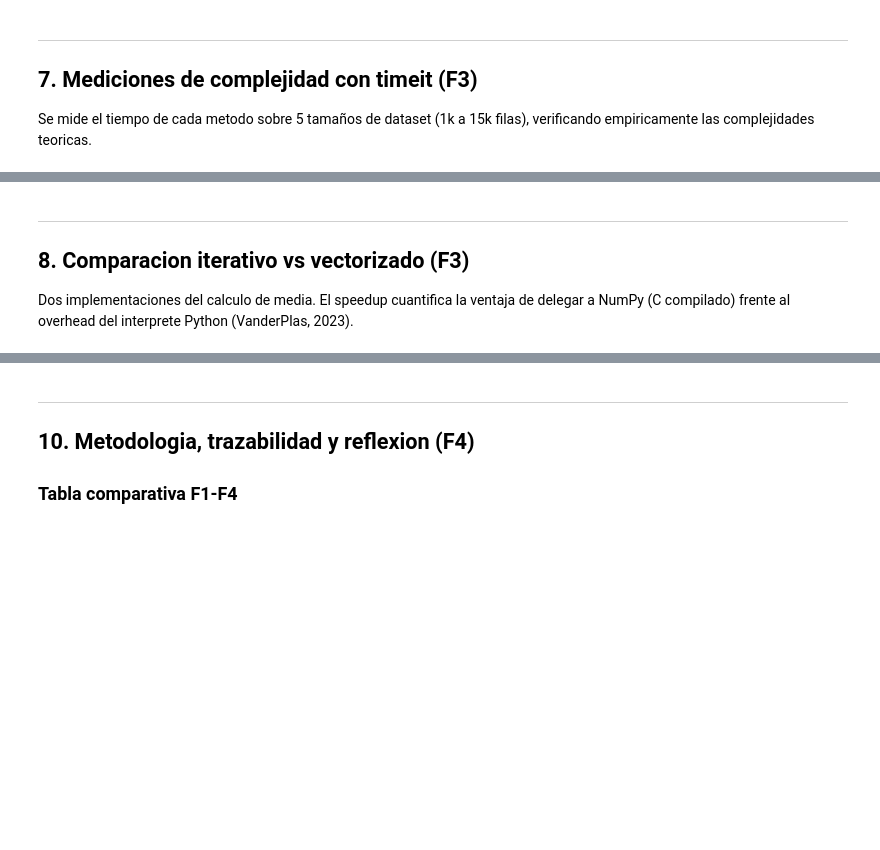
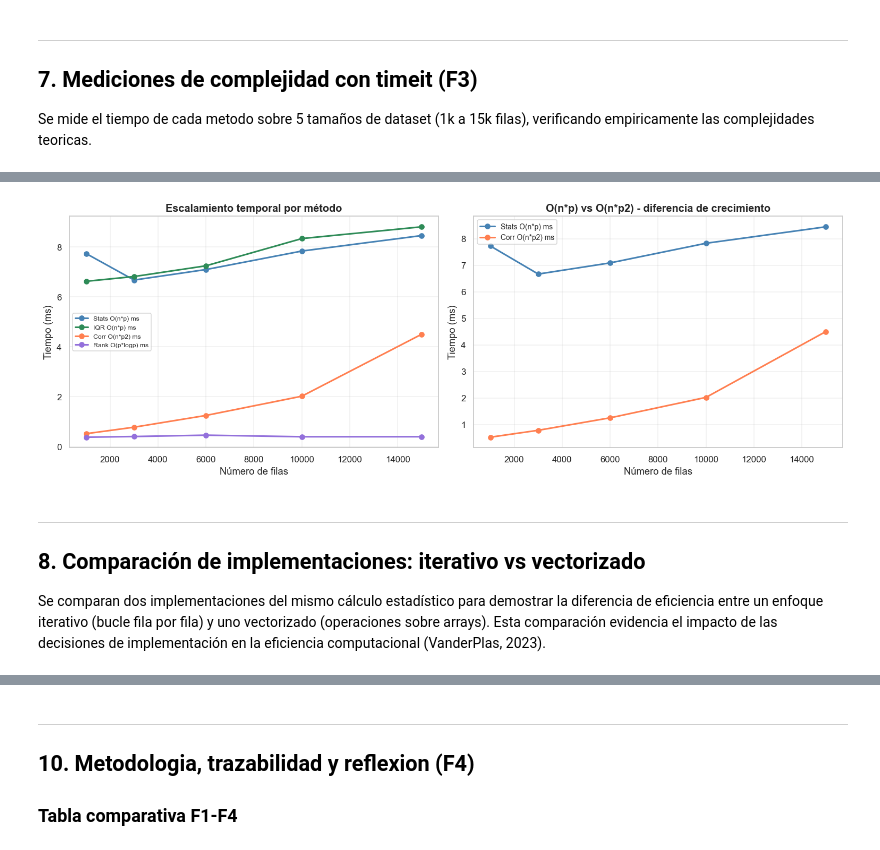
Before and after one commit to DanielParavel/proyecto-grupo4-mcdi500, a Jupyter notebook: notebooks/F4/F4_Modelado.ipynb, the cells around one changed output, grey strips where cells are left out. Saved outputs shown, nothing was run; the diff lists cells and outputs as text; code cells hidden in the pictures; blank space fills up the shorter version.

```diff
--- a/notebooks/F4/F4_Modelado.ipynb
+++ b/notebooks/F4/F4_Modelado.ipynb
@@ -140,23 +179,23 @@ for cls in [Transformador, ExcluirColumna, EliminarDuplicados,
 # %%
+# EJECUCIÓN DEL PIPELINE SOBRE DATOS CRUDOS
 pipeline = Pipeline([
-    ExcluirColumna('PatientID'),
-    EliminarDuplicados(),
-    ImputarMediana(),
-    NormalizarMinMax(),
+    ExcluirColumna('PatientID'),   # elimina identificador sin valor predictivo
+    EliminarDuplicados(),          # garantiza integridad: un registro por paciente
+    ImputarMediana(),              # imputa NaN con mediana (robusta a outliers)
+    NormalizarMinMax(),            # escala features a [0, 1]
 ])
 
 print("Etapas del pipeline:")
 pipeline.listar_etapas()
 print()
 
-df = pipeline.ejecutar(df_raw.copy())
+# Ejecutar sobre el dataset CRUDO — transformaciones efectivas
+df_pipeline = pipeline.ejecutar(df_raw.copy())
 
-print(f"\nDataset procesado: {df.shape[0]:,} filas x {df.shape[1]} columnas")
-print(f"Nulos restantes  : {df.isnull().sum().sum()}")
-print(f"Rango features   : [{df[FEATURES].min().min():.4f}, {df[FEATURES].max().max():.4f}]")
-
-# Exportar dataset procesado para trazabilidad F2-F4
-ruta_out = '../../data/processed/diabetes_clean.csv'
-os.makedirs(os.path.dirname(ruta_out), exist_ok=True)
-df.to_csv(ruta_out, index=False)
-print(f"\nDataset exportado a {ruta_out} ✓")
+# El dataset resultante equivale al diabetes_clean.csv de F2
+df = df_pipeline.copy()
+print(f"\nDataset procesado listo para análisis:")
+print(f"  Filas     : {df.shape[0]:,}")
+print(f"  Columnas  : {df.shape[1]}")
+print(f"  Nulos     : {df.isnull().sum().sum()}")
+print(f"  Rango     : [{df[FEATURES].min().min():.4f}, {df[FEATURES].max().max():.4f}]")
@@ -303,38 +452,39 @@ print(df_tiempos.to_string())
 # %%
 fig, axes = plt.subplots(1, 2, figsize=(14, 5))
 
 colores_map = {
     'Stats O(n*p) ms':   'steelblue',
     'IQR O(n*p) ms':     'seagreen',
     'Corr O(n*p2) ms':   'coral',
     'Rank O(p*logp) ms': 'mediumpurple',
 }
 
 for col, color in colores_map.items():
     axes[0].plot(df_tiempos.index, df_tiempos[col], 'o-', label=col, color=color, linewidth=2)
-axes[0].set_xlabel('Numero de filas')
+axes[0].set_xlabel('Número de filas')
 axes[0].set_ylabel('Tiempo (ms)')
-axes[0].set_title('Escalamiento temporal por metodo')
+axes[0].set_title('Escalamiento temporal por método')
 axes[0].legend(fontsize=8)
 axes[0].grid(True, alpha=0.3)
 
 # Solo los que crecen con n para ver mejor la diferencia
 for col in ['Stats O(n*p) ms', 'Corr O(n*p2) ms']:
-    axes[1].plot(df_tiempos.index, df_tiempos[col], 'o-',
-                 label=col, color=colores_map[col], linewidth=2)
-axes[1].set_xlabel('Numero de filas')
+    axes[1].plot(df_tiempos.index, df_tiempos[col], 'o-', label=col, color=colores_map[col], linewidth=2)
+axes[1].set_xlabel('Número de filas')
 axes[1].set_ylabel('Tiempo (ms)')
 axes[1].set_title('O(n*p) vs O(n*p2) - diferencia de crecimiento')
 axes[1].legend(fontsize=9)
 axes[1].grid(True, alpha=0.3)
 
 plt.tight_layout()
 plt.show()
+# %% [output]
+[figure, added]
 # %% [markdown]
 <a id="seccion-8"></a>
 
 ---
-## 8. Comparacion iterativo vs vectorizado (F3)
+## 8. Comparación de implementaciones: iterativo vs vectorizado
 
-Dos implementaciones del calculo de media. El speedup cuantifica la ventaja de delegar a NumPy (C compilado) frente al overhead del interprete Python (VanderPlas, 2023).
+Se comparan dos implementaciones del mismo cálculo estadístico para demostrar la diferencia de eficiencia entre un enfoque iterativo (bucle fila por fila) y uno vectorizado (operaciones sobre arrays). Esta comparación evidencia el impacto de las decisiones de implementación en la eficiencia computacional (VanderPlas, 2023).
 # %%
```
Also changed, not shown: parts of 27 cells of this notebook, 4 other files.
